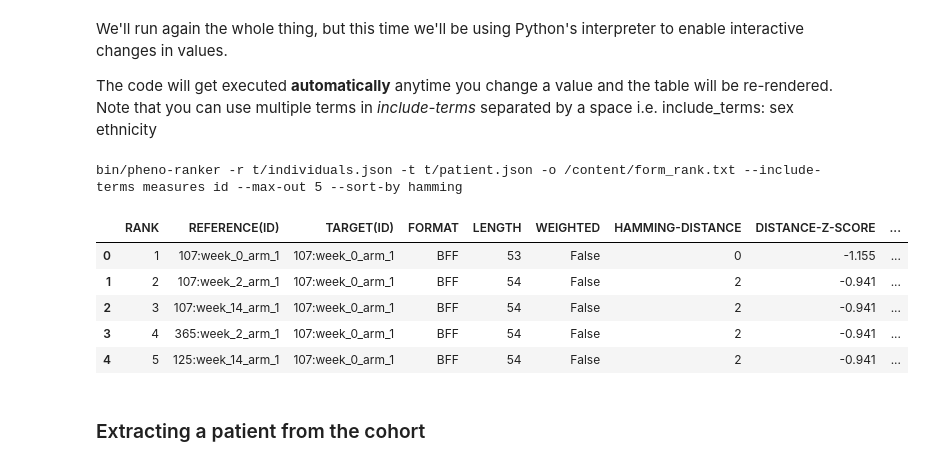
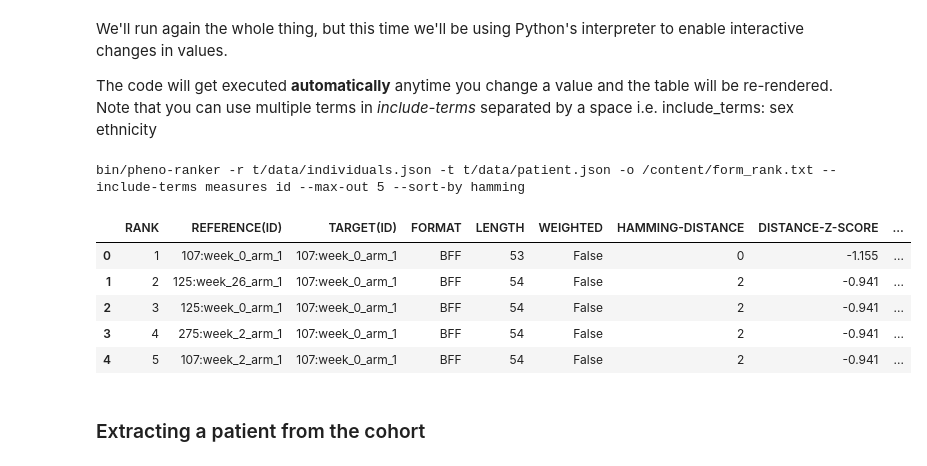
Before and after one commit to CNAG-Biomedical-Informatics/pheno-ranker, a Jupyter notebook: nb/pheno_ranker_cli_tutorial.ipynb, the cells around one changed output. Drawn from its saved outputs; the diff is of its cells as text; code cells hidden in the pictures.

```diff
--- a/nb/pheno_ranker_cli_tutorial.ipynb
+++ b/nb/pheno_ranker_cli_tutorial.ipynb
@@ -421,39 +452,39 @@ The code will get executed **automatically** anytime you change a value and the
 import os
 import pandas as pd
 from google.colab import data_table
 data_table.enable_dataframe_formatter()
 
 # External variables
 include_terms = 'measures id' #@param ["ethnicity", "exposures", "id", "interventionsOrProcedures", "measures", "phenotypicFeatures", "sex"] {allow-input: true}
 max_out = 5 #@param {type:"slider", min:1, max:36, step:1}
 sort_by = "hamming" # @param ["hamming", "jaccard"]
 
 # Creating a dcitionary for args
 arg = {
     '--include-terms': include_terms,
     '--max-out': max_out,
     '--sort-by': sort_by
 }
 
 # Create CLI string
 string = ' '.join([f'{key} {value}' for key, value in arg.items()])
-cmd = 'bin/pheno-ranker -r t/individuals.json -t t/patient.json -o /content/form_rank.txt ' + string
+cmd = 'bin/pheno-ranker -r t/data/individuals.json -t t/data/patient.json -o /content/form_rank.txt ' + string
 print(cmd)
 
 # Run Convert-Pheno
 os.system(cmd)
 
 # Import csv
 df = pd.read_csv('/content/form_rank.txt', delimiter='\t')
 df
 # %% [output]
-bin/pheno-ranker -r t/individuals.json -t t/patient.json -o /content/form_rank.txt --include-terms measures id --max-out 5 --sort-by hamming
+bin/pheno-ranker -r t/data/individuals.json -t t/data/patient.json -o /content/form_rank.txt --include-terms measures id --max-out 5 --sort-by hamming
 |  | RANK | REFERENCE(ID) | TARGET(ID) | FORMAT | LENGTH | WEIGHTED | HAMMING-DISTANCE | DISTANCE-Z-SCORE | ... |
 | 0 | 1 | 107:week_0_arm_1 | 107:week_0_arm_1 | BFF | 53 | False | 0 | -1.155 | ... |
-| 1 | 2 | 107:week_2_arm_1 | 107:week_0_arm_1 | BFF | 54 | False | 2 | -0.941 | ... |
-| 2 | 3 | 107:week_14_arm_1 | 107:week_0_arm_1 | BFF | 54 | False | 2 | -0.941 | ... |
-| 3 | 4 | 365:week_2_arm_1 | 107:week_0_arm_1 | BFF | 54 | False | 2 | -0.941 | ... |
-| 4 | 5 | 125:week_14_arm_1 | 107:week_0_arm_1 | BFF | 54 | False | 2 | -0.941 | ... |
+| 1 | 2 | 125:week_26_arm_1 | 107:week_0_arm_1 | BFF | 54 | False | 2 | -0.941 | ... |
+| 2 | 3 | 125:week_0_arm_1 | 107:week_0_arm_1 | BFF | 54 | False | 2 | -0.941 | ... |
+| 3 | 4 | 275:week_2_arm_1 | 107:week_0_arm_1 | BFF | 54 | False | 2 | -0.941 | ... |
+| 4 | 5 | 107:week_2_arm_1 | 107:week_0_arm_1 | BFF | 54 | False | 2 | -0.941 | ... |
 # %% [markdown]
 ### Extracting a patient from the cohort
 # %% [markdown]
```
Also changed, not shown: parts of 35 cells of this notebook, 6 other files.
